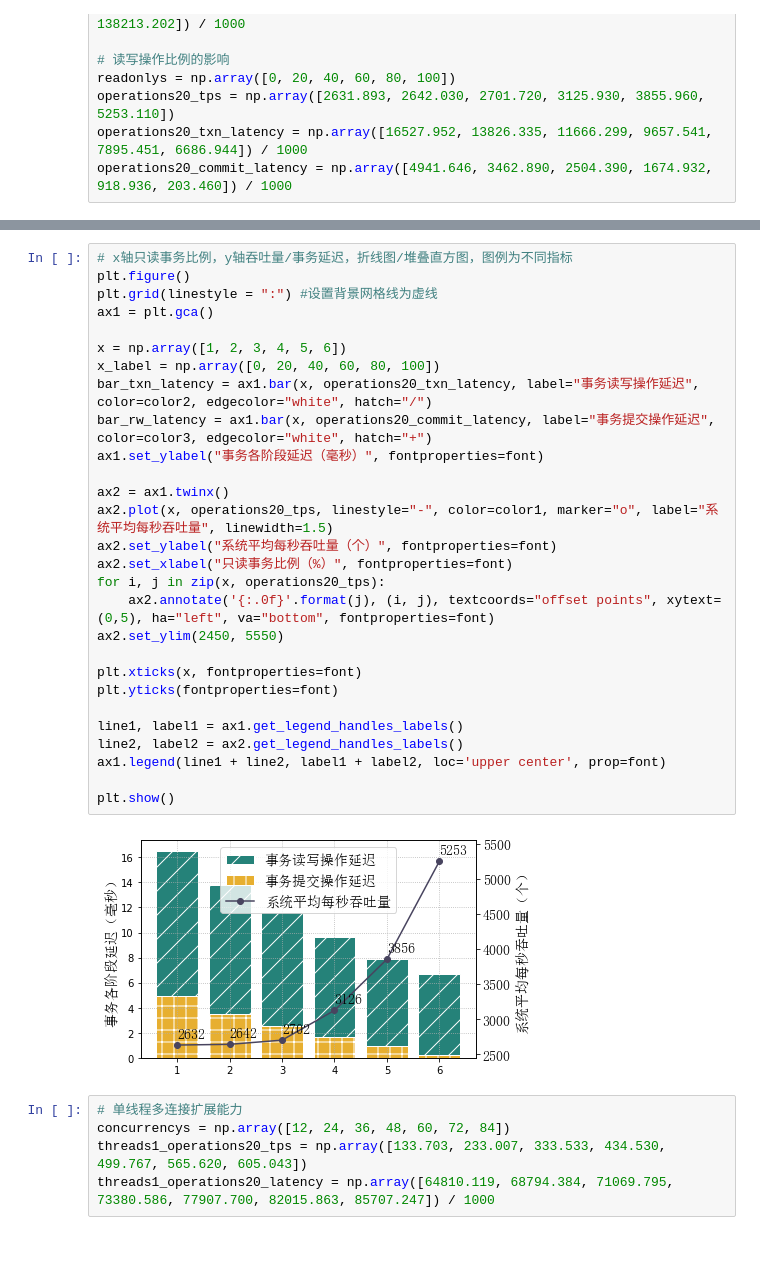
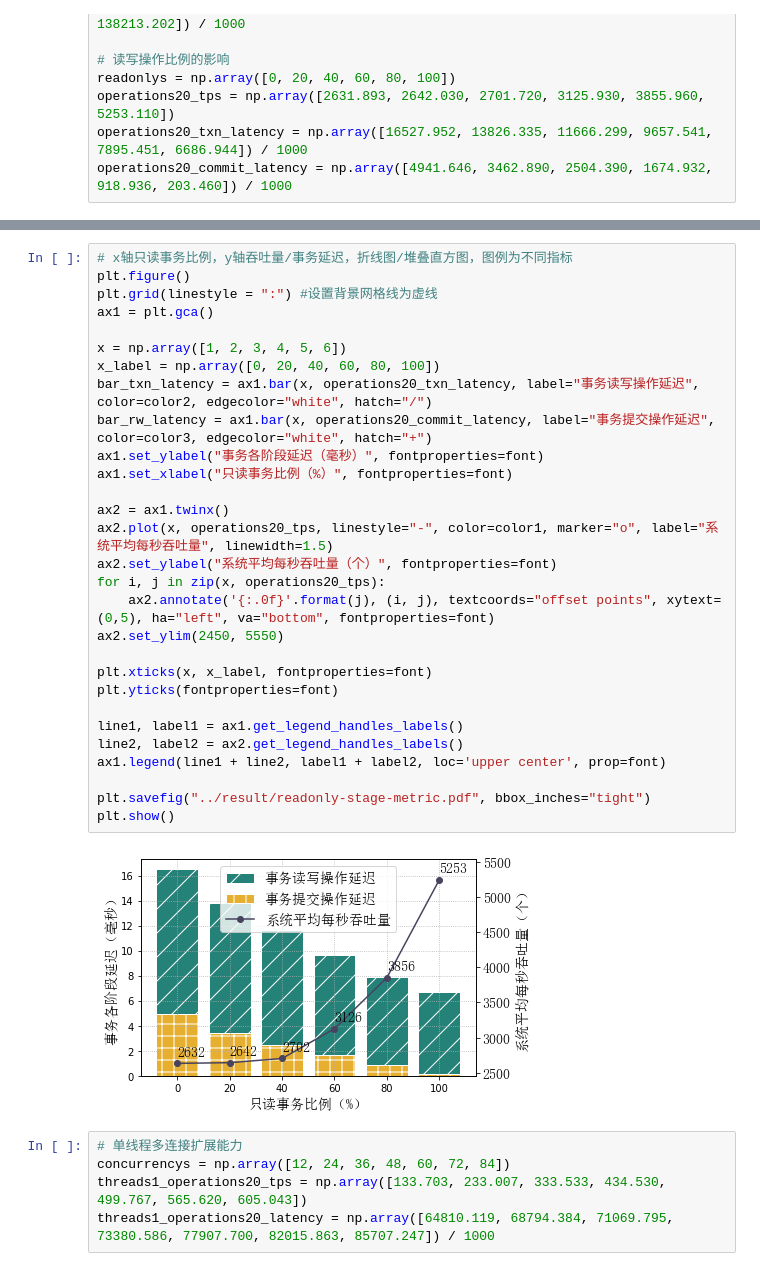
Before and after one commit to HoniiTro19/oceanbase, a Jupyter notebook: testbench/script/graphs.ipynb, the cells around one changed output, grey strips where cells are left out. Drawn from its saved outputs; the diff is of its cells as text.

Commit message:
[feature] format cdf figure style

```diff
--- a/testbench/script/graphs.ipynb
+++ b/testbench/script/graphs.ipynb
@@ -387,33 +405,34 @@ plt.show()
 # %%
 # x轴只读事务比例，y轴吞吐量/事务延迟，折线图/堆叠直方图，图例为不同指标
 plt.figure()
 plt.grid(linestyle = ":") #设置背景网格线为虚线
 ax1 = plt.gca()
 
 x = np.array([1, 2, 3, 4, 5, 6])
 x_label = np.array([0, 20, 40, 60, 80, 100])
 bar_txn_latency = ax1.bar(x, operations20_txn_latency, label="事务读写操作延迟", color=color2, edgecolor="white", hatch="/")
 bar_rw_latency = ax1.bar(x, operations20_commit_latency, label="事务提交操作延迟", color=color3, edgecolor="white", hatch="+")
 ax1.set_ylabel("事务各阶段延迟（毫秒）", fontproperties=font)
+ax1.set_xlabel("只读事务比例（%）", fontproperties=font)
 
 ax2 = ax1.twinx()
 ax2.plot(x, operations20_tps, linestyle="-", color=color1, marker="o", label="系统平均每秒吞吐量", linewidth=1.5)
 ax2.set_ylabel("系统平均每秒吞吐量（个）", fontproperties=font)
-ax2.set_xlabel("只读事务比例（%）", fontproperties=font)
 for i, j in zip(x, operations20_tps):
     ax2.annotate('{:.0f}'.format(j), (i, j), textcoords="offset points", xytext=(0,5), ha="left", va="bottom", fontproperties=font)
 ax2.set_ylim(2450, 5550)
 
-plt.xticks(x, fontproperties=font)
+plt.xticks(x, x_label, fontproperties=font)
 plt.yticks(fontproperties=font)
 
 line1, label1 = ax1.get_legend_handles_labels()
 line2, label2 = ax2.get_legend_handles_labels()
 ax1.legend(line1 + line2, label1 + label2, loc='upper center', prop=font)
 
+plt.savefig("../result/readonly-stage-metric.pdf", bbox_inches="tight")
 plt.show()
 # %% [output]
-[figure, old version]
+[figure, new version]
 # %%
 # 单线程多连接扩展能力
 concurrencys = np.array([12, 24, 36, 48, 60, 72, 84])
```
Also changed, not shown: parts of 14 cells of this notebook, 1 other file.
